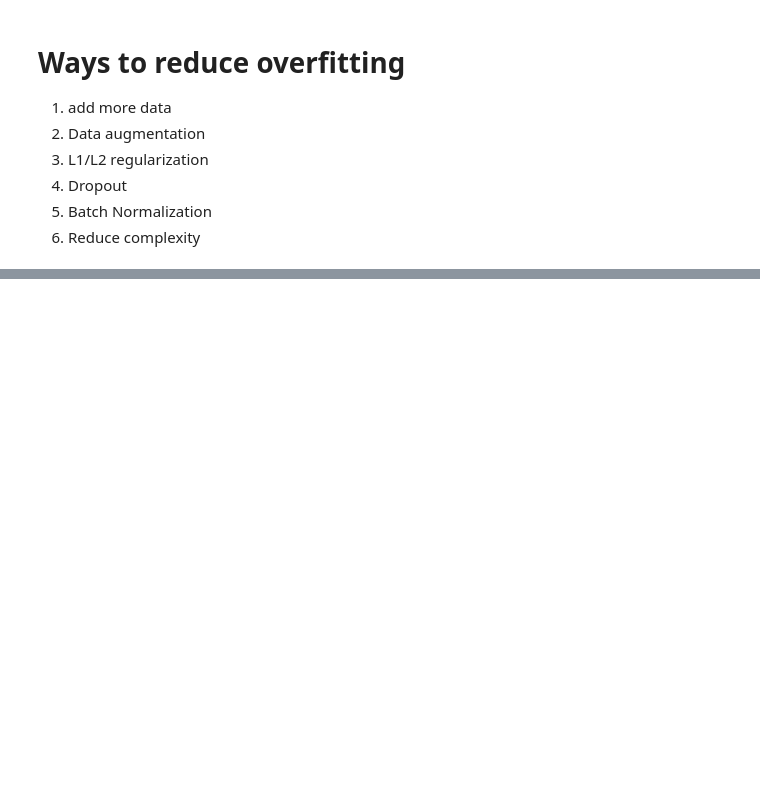
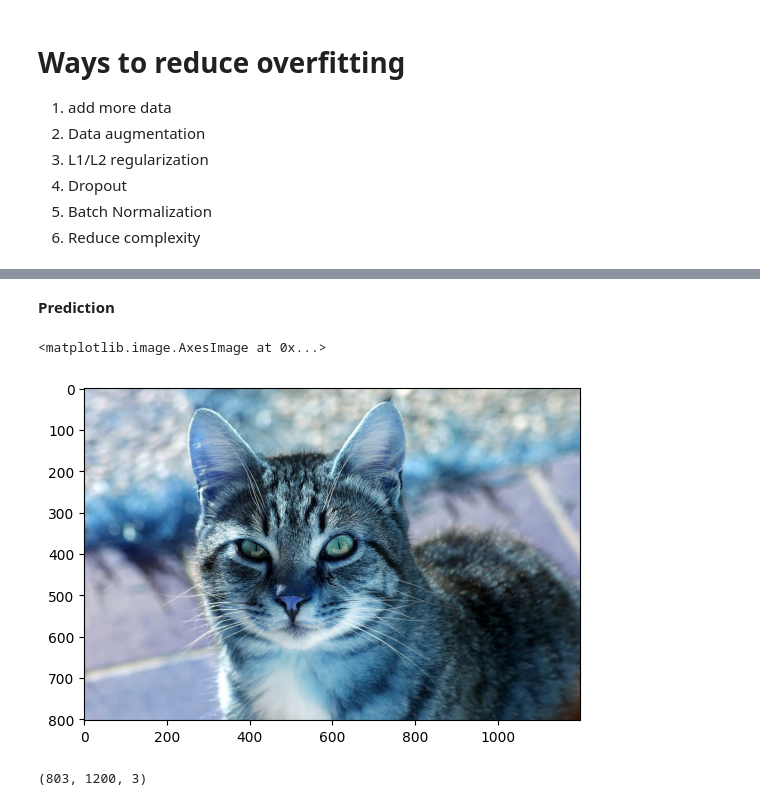
Before and after one commit to SwathiPriya37/dogs-vs-cats_classifier, a Jupyter notebook: dogs_vs_cats_classifier.ipynb, the cells around one changed output, grey strips where cells are left out. Drawn from its saved outputs; the diff is of its cells as text; code cells hidden in the pictures; blank space fills up the shorter version.

Commit message:
fix: predicted the cat image

```diff
--- a/dogs_vs_cats_classifier.ipynb
+++ b/dogs_vs_cats_classifier.ipynb
@@ -203,0 +237,2 @@ plt.show()
+# %% [markdown]
+**Prediction**
@@ -203,0 +241,11 @@ plt.show()
+# %%
+test_imag = cv2.imread('/content/Cat.jpg')
+# %%
+plt.imshow(test_imag)
+# %% [output]
+<matplotlib.image.AxesImage at 0x...>
+[figure, added]
+# %%
+test_imag.shape
+# %% [output]
+(803, 1200, 3)
```
Also changed, not shown: parts of 7 cells of this notebook.
